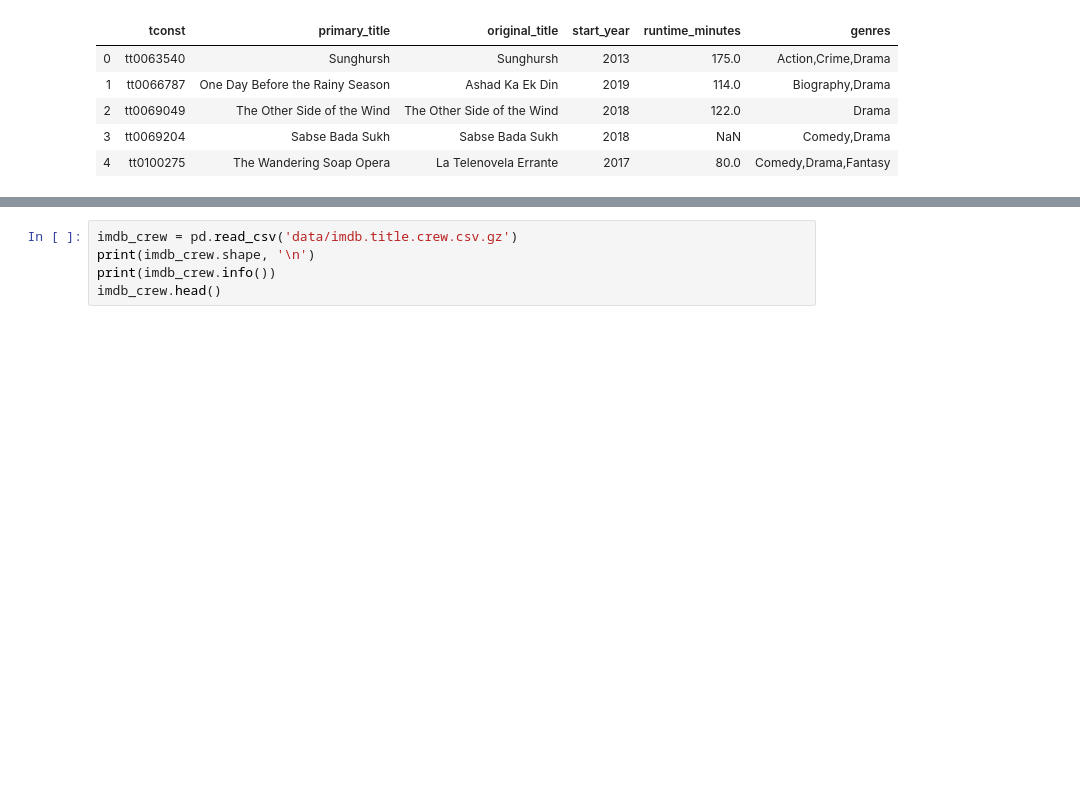
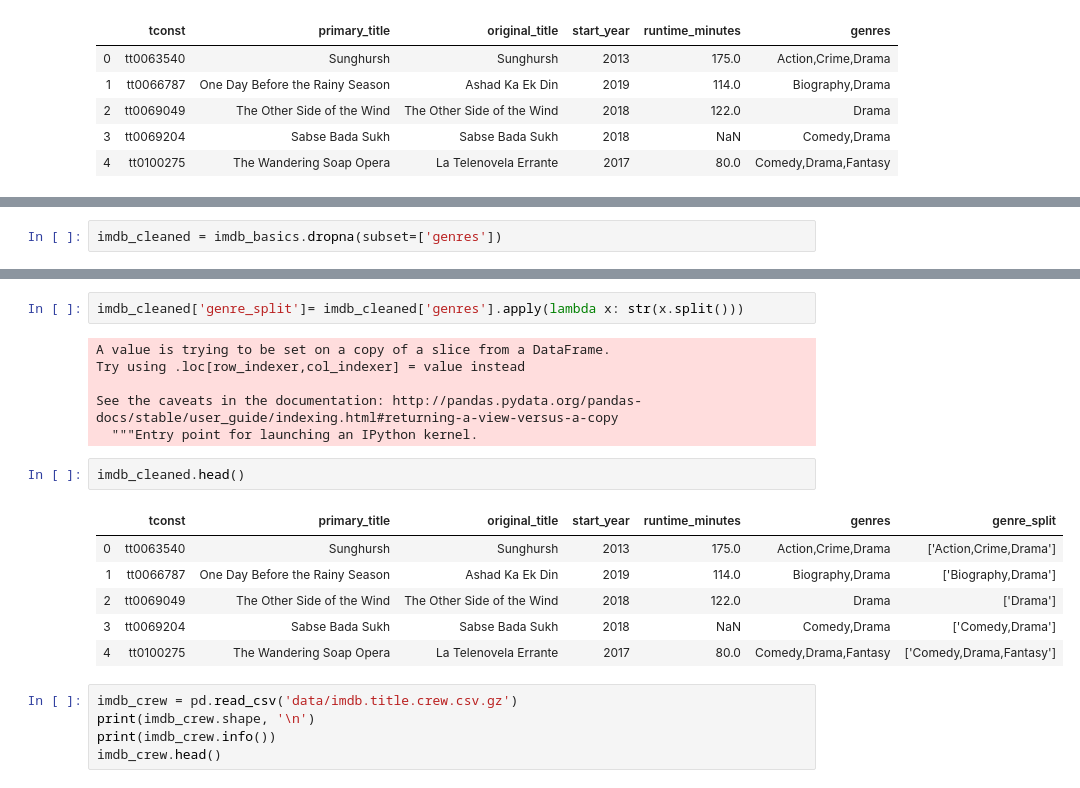
Before and after one commit to jfleury12/movie-collaboration, a Jupyter notebook: mod_1_project_EDA_fleury.ipynb, the cells around one changed output, grey strips where cells are left out. Drawn from its saved outputs; the diff is of its cells as text; blank space fills up the shorter version.

```diff
--- a/mod_1_project_EDA_fleury.ipynb
+++ b/mod_1_project_EDA_fleury.ipynb
@@ -110,0 +125,2 @@ None
+# %%
+imdb_cleaned = imdb_basics.dropna(subset=['genres'])
@@ -111,3 +137,20 @@ None
+# %%
+imdb_cleaned['genre_split']= imdb_cleaned['genres'].apply(lambda x: str(x.split()))
+# %% [output]
+A value is trying to be set on a copy of a slice from a DataFrame.
+Try using .loc[row_indexer,col_indexer] = value instead
+
+See the caveats in the documentation: http://pandas.pydata.org/pandas-docs/stable/user_guide/indexing.html#returning-a-view-versus-a-copy
+  """Entry point for launching an IPython kernel.
+# %%
+imdb_cleaned.head()
+# %% [output]
+|  | tconst | primary_title | original_title | start_year | runtime_minutes | genres | genre_split |
+| 0 | tt0063540 | Sunghursh | Sunghursh | 2013 | 175.0 | Action,Crime,Drama | ['Action,Crime,Drama'] |
+| 1 | tt0066787 | One Day Before the Rainy Season | Ashad Ka Ek Din | 2019 | 114.0 | Biography,Drama | ['Biography,Drama'] |
+| 2 | tt0069049 | The Other Side of the Wind | The Other Side of the Wind | 2018 | 122.0 | Drama | ['Drama'] |
+| 3 | tt0069204 | Sabse Bada Sukh | Sabse Bada Sukh | 2018 | NaN | Comedy,Drama | ['Comedy,Drama'] |
+| 4 | tt0100275 | The Wandering Soap Opera | La Telenovela Errante | 2017 | 80.0 | Comedy,Drama,Fantasy | ['Comedy,Drama,Fantasy'] |
 # %%
 imdb_crew = pd.read_csv('data/imdb.title.crew.csv.gz')
 print(imdb_crew.shape, '\n')
```
Also changed, not shown: parts of 37 cells of this notebook.
